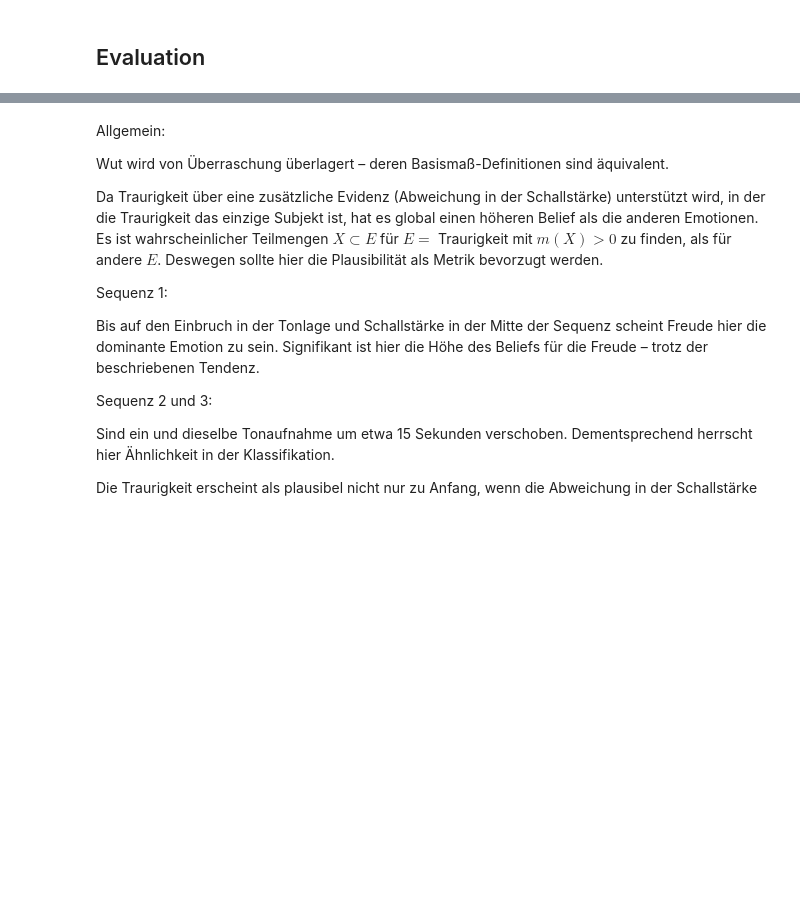
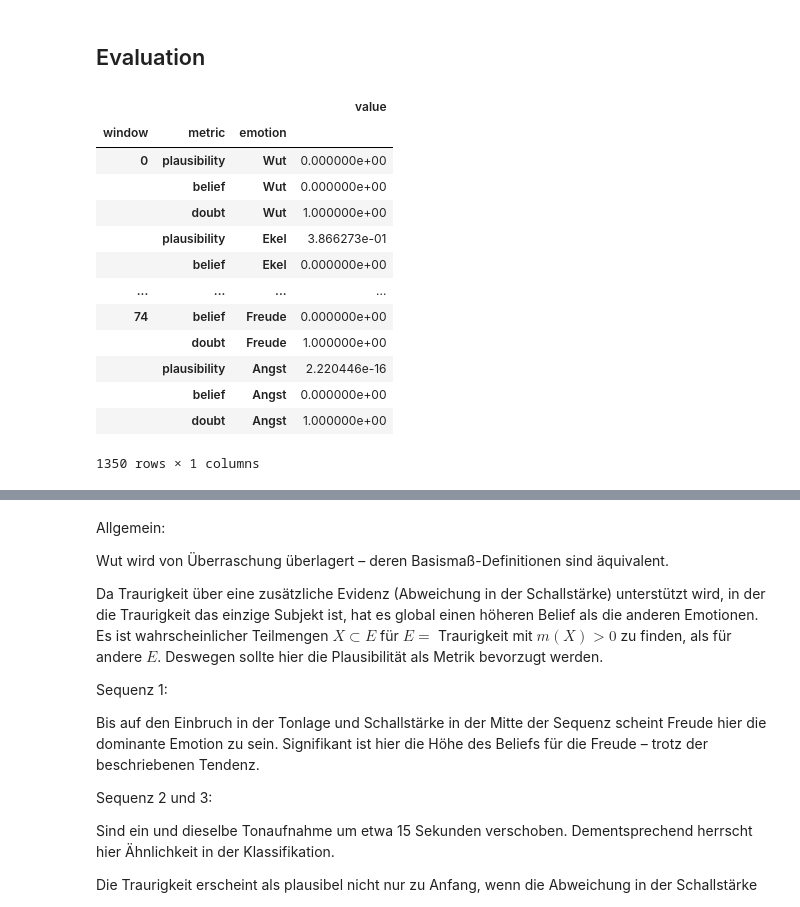
Before and after one commit to mariushegele/dempster-shafer, a Jupyter notebook: evaluation.ipynb, the cells around one changed output, grey strips where cells are left out. Drawn from its saved outputs; the diff is of its cells as text; code cells hidden in the pictures; blank space fills up the shorter version.

```diff
--- a/evaluation.ipynb
+++ b/evaluation.ipynb
@@ -19,6 +19,23 @@ res1, res2, res3 = (res.reset_index(level=0).drop('filename', axis=1)
 
 dfs = (df1, df2, df3)
 res_dfs = (res1, res2, res3)
+# %%
+res3
+# %% [output]
+|  |  |  | value |
+| window | metric | emotion |  |
+| 0 | plausibility | Wut | 0.000000e+00 |
+|  | belief | Wut | 0.000000e+00 |
+|  | doubt | Wut | 1.000000e+00 |
+|  | plausibility | Ekel | 3.866273e-01 |
+|  | belief | Ekel | 0.000000e+00 |
+| ... | ... | ... | ... |
+| 74 | belief | Freude | 0.000000e+00 |
+|  | doubt | Freude | 1.000000e+00 |
+|  | plausibility | Angst | 2.220446e-16 |
+|  | belief | Angst | 0.000000e+00 |
+|  | doubt | Angst | 1.000000e+00 |
+1350 rows × 1 columns
 # %%
 from matplotlib.gridspec import GridSpec
 
```
Also changed, not shown: parts of 1 cell of this notebook.
